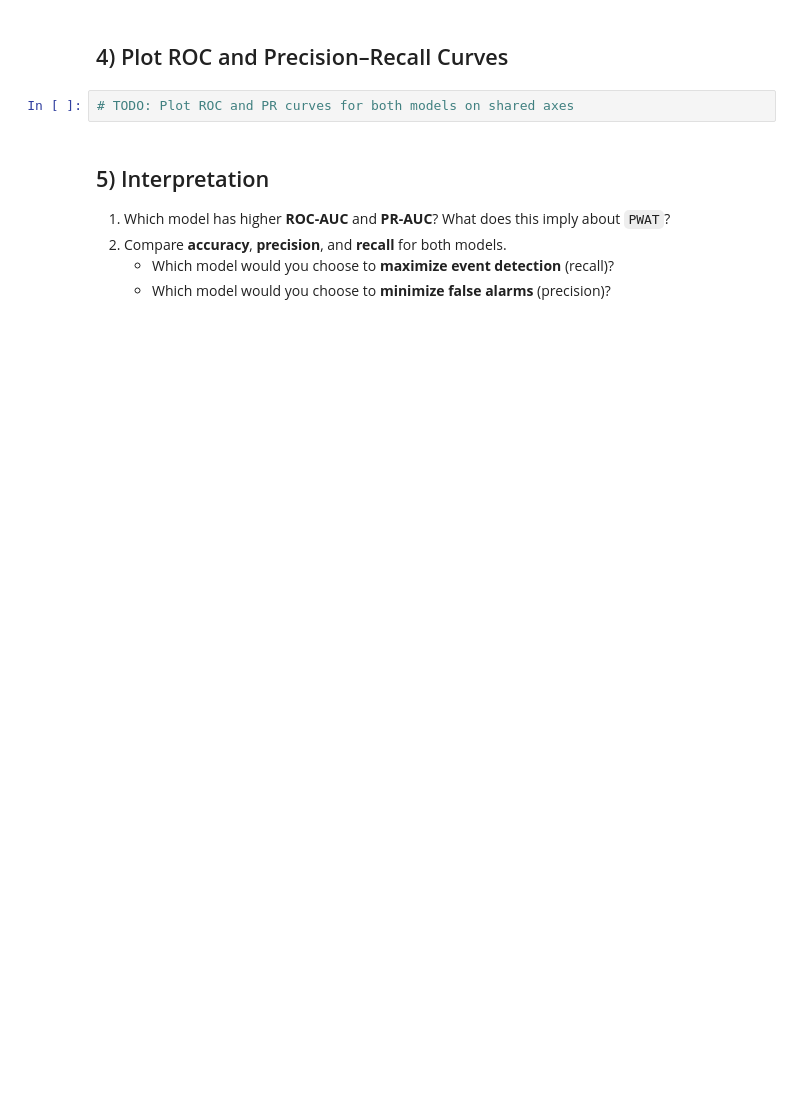
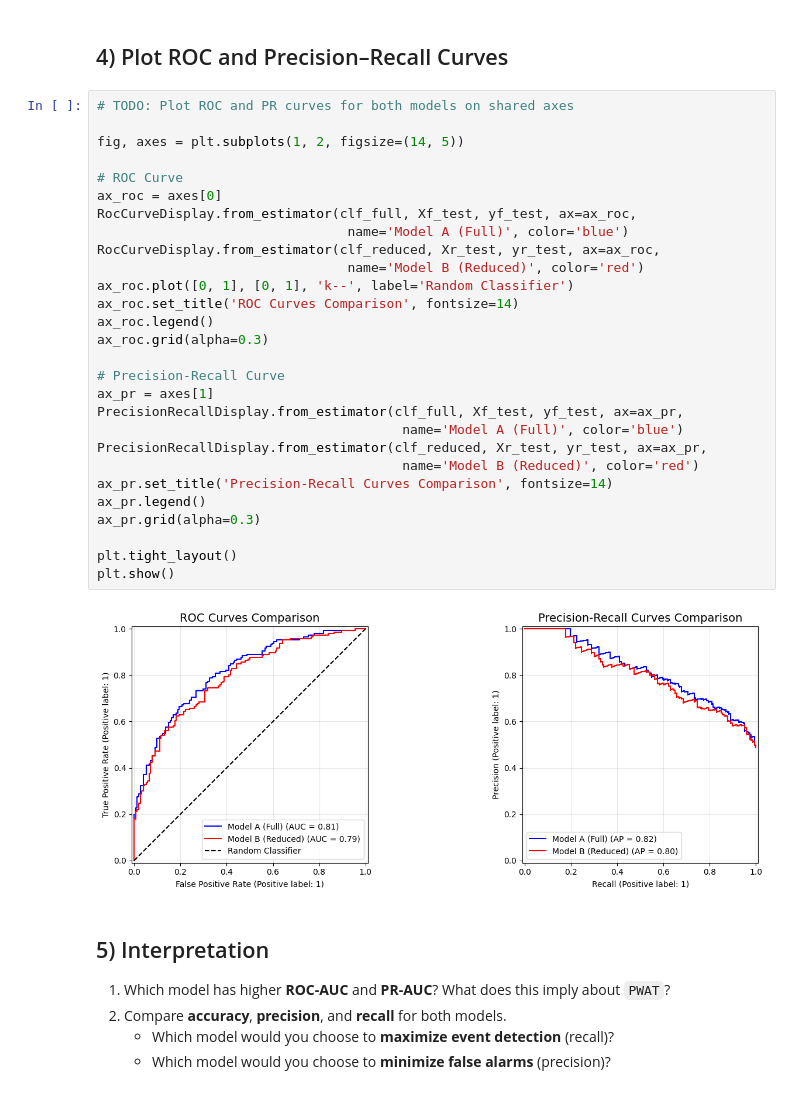
Before and after one commit to swnesbitt/ATMS-523-Module-5-Checkin, a Jupyter notebook: notebooks/LogReg_Compare_Models.ipynb, the cells around one changed output. Drawn from its saved outputs; the diff is of its cells as text; blank space fills up the shorter version.

```diff
--- a/notebooks/LogReg_Compare_Models.ipynb
+++ b/notebooks/LogReg_Compare_Models.ipynb
@@ -83,6 +123,34 @@ ypred_reduced = (yprob_reduced >= thr).astype(int)
 ## 4) Plot ROC and Precision–Recall Curves
 # %%
 # TODO: Plot ROC and PR curves for both models on shared axes
+
+fig, axes = plt.subplots(1, 2, figsize=(14, 5))
+
+# ROC Curve
+ax_roc = axes[0]
+RocCurveDisplay.from_estimator(clf_full, Xf_test, yf_test, ax=ax_roc,
+                                name='Model A (Full)', color='blue')
+RocCurveDisplay.from_estimator(clf_reduced, Xr_test, yr_test, ax=ax_roc,
+                                name='Model B (Reduced)', color='red')
+ax_roc.plot([0, 1], [0, 1], 'k--', label='Random Classifier')
+ax_roc.set_title('ROC Curves Comparison', fontsize=14)
+ax_roc.legend()
+ax_roc.grid(alpha=0.3)
+
+# Precision-Recall Curve
+ax_pr = axes[1]
+PrecisionRecallDisplay.from_estimator(clf_full, Xf_test, yf_test, ax=ax_pr,
+                                       name='Model A (Full)', color='blue')
+PrecisionRecallDisplay.from_estimator(clf_reduced, Xr_test, yr_test, ax=ax_pr,
+                                       name='Model B (Reduced)', color='red')
+ax_pr.set_title('Precision-Recall Curves Comparison', fontsize=14)
+ax_pr.legend()
+ax_pr.grid(alpha=0.3)
+
+plt.tight_layout()
+plt.show()
+# %% [output]
+[figure, added]
 # %% [markdown]
 ## 5) Interpretation
 
```
Also changed, not shown: parts of 4 cells of this notebook.
